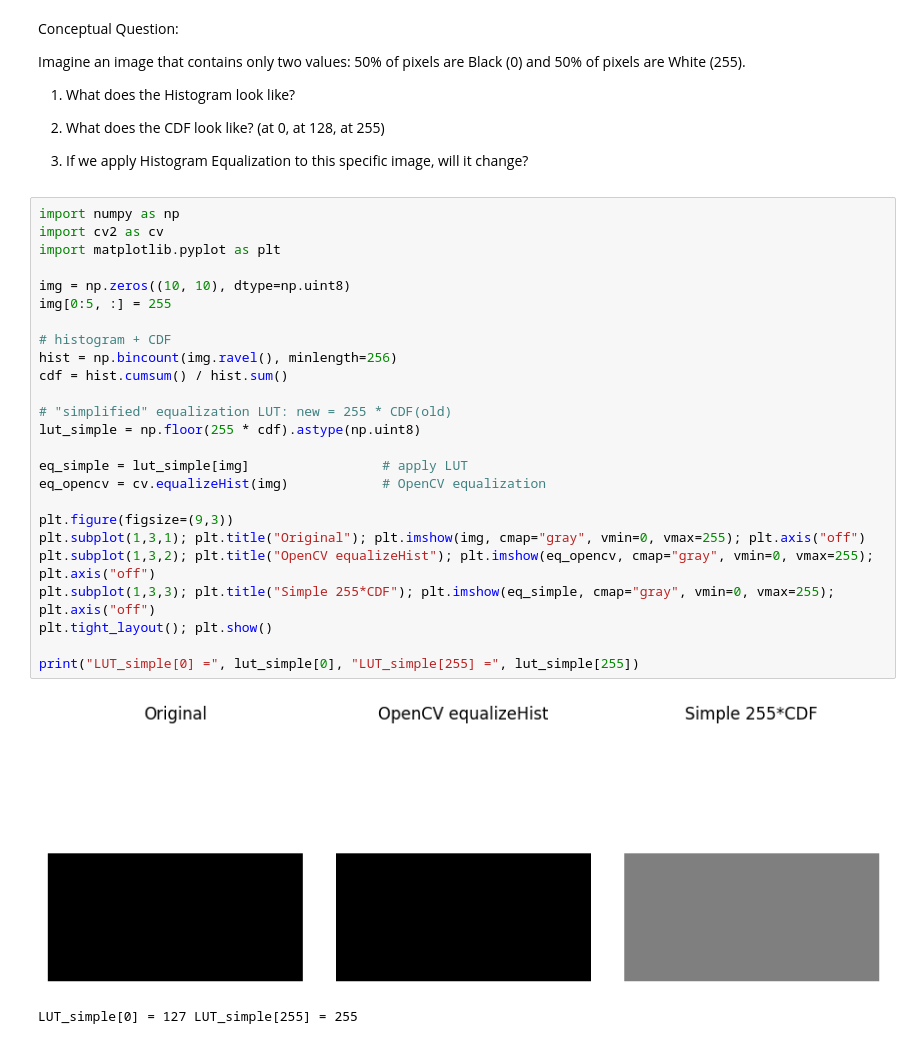
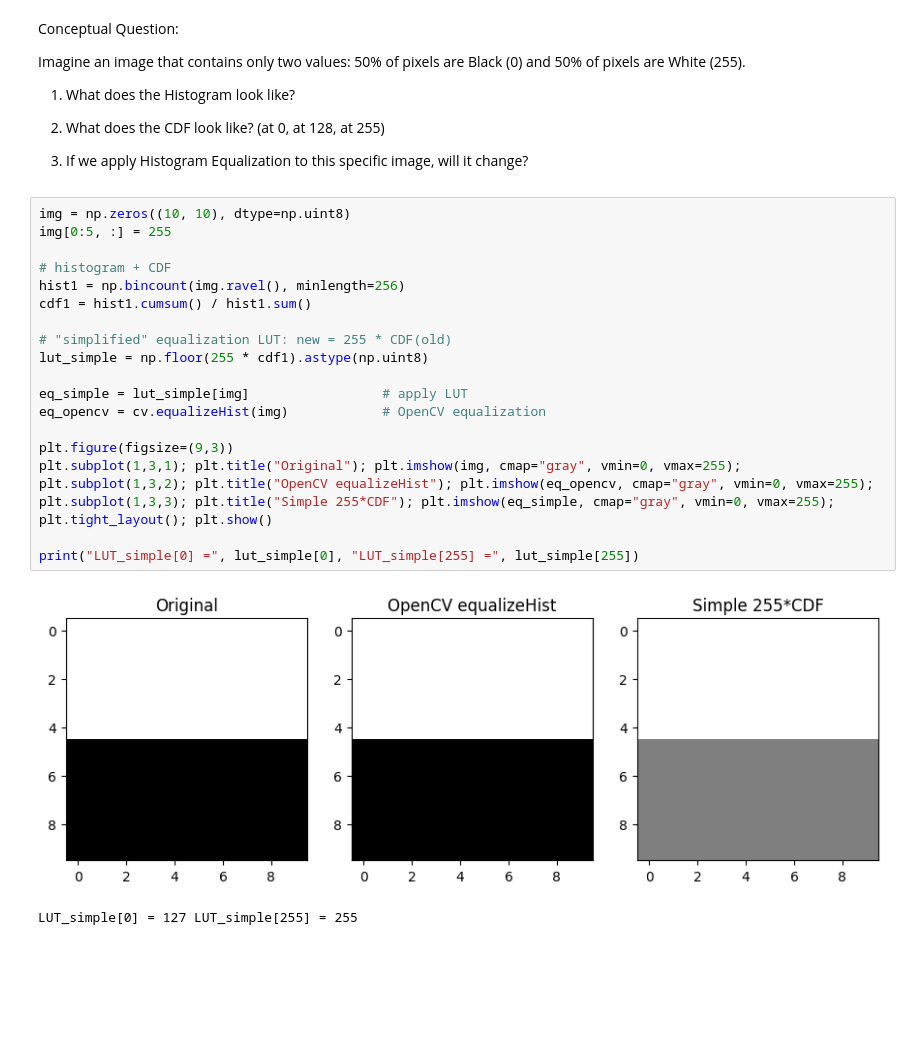
Before and after one commit to sorooshaghaei/Analyse_Image_TPs, a Jupyter notebook: TP2/practice.ipynb, the cells around one changed output. Drawn from its saved outputs; the diff is of its cells as text; blank space fills up the shorter version.

Commit message:
practice Histogram Equalization part 2

```diff
--- a/TP2/practice.ipynb
+++ b/TP2/practice.ipynb
@@ -93,30 +93,26 @@ Imagine an image that contains only two values: 50% of pixels are Black (0) and
 
 3. If we apply Histogram Equalization to this specific image, will it change?
 # %%
-import numpy as np
-import cv2 as cv
-import matplotlib.pyplot as plt
-
 img = np.zeros((10, 10), dtype=np.uint8)
 img[0:5, :] = 255
 
 # histogram + CDF
-hist = np.bincount(img.ravel(), minlength=256)
-cdf = hist.cumsum() / hist.sum()
+hist1 = np.bincount(img.ravel(), minlength=256)
+cdf1 = hist1.cumsum() / hist1.sum()
 
 # "simplified" equalization LUT: new = 255 * CDF(old)
-lut_simple = np.floor(255 * cdf).astype(np.uint8)
+lut_simple = np.floor(255 * cdf1).astype(np.uint8)
 
 eq_simple = lut_simple[img]                 # apply LUT
 eq_opencv = cv.equalizeHist(img)            # OpenCV equalization
 
 plt.figure(figsize=(9,3))
-plt.subplot(1,3,1); plt.title("Original"); plt.imshow(img, cmap="gray", vmin=0, vmax=255); plt.axis("off")
-plt.subplot(1,3,2); plt.title("OpenCV equalizeHist"); plt.imshow(eq_opencv, cmap="gray", vmin=0, vmax=255); plt.axis("off")
-plt.subplot(1,3,3); plt.title("Simple 255*CDF"); plt.imshow(eq_simple, cmap="gray", vmin=0, vmax=255); plt.axis("off")
+plt.subplot(1,3,1); plt.title("Original"); plt.imshow(img, cmap="gray", vmin=0, vmax=255);
+plt.subplot(1,3,2); plt.title("OpenCV equalizeHist"); plt.imshow(eq_opencv, cmap="gray", vmin=0, vmax=255);
+plt.subplot(1,3,3); plt.title("Simple 255*CDF"); plt.imshow(eq_simple, cmap="gray", vmin=0, vmax=255);
 plt.tight_layout(); plt.show()
 
 print("LUT_simple[0] =", lut_simple[0], "LUT_simple[255] =", lut_simple[255])
 # %% [output]
-[figure, old version]
+[figure, new version]
 LUT_simple[0] = 127 LUT_simple[255] = 255
```
Also changed, not shown: parts of 3 cells of this notebook.
